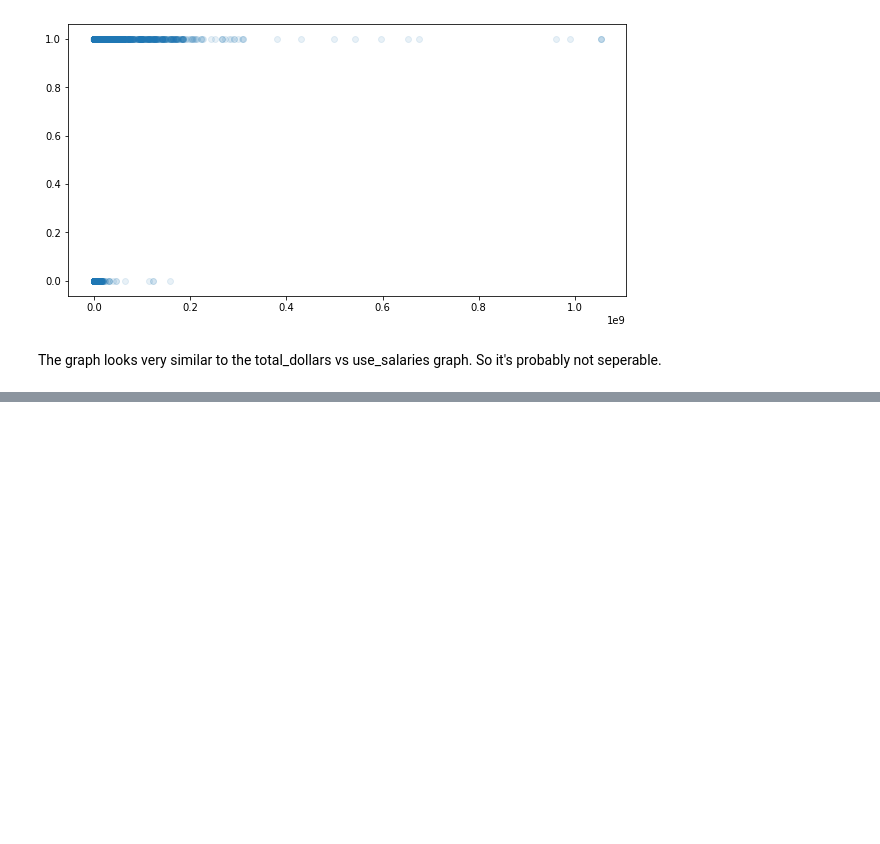
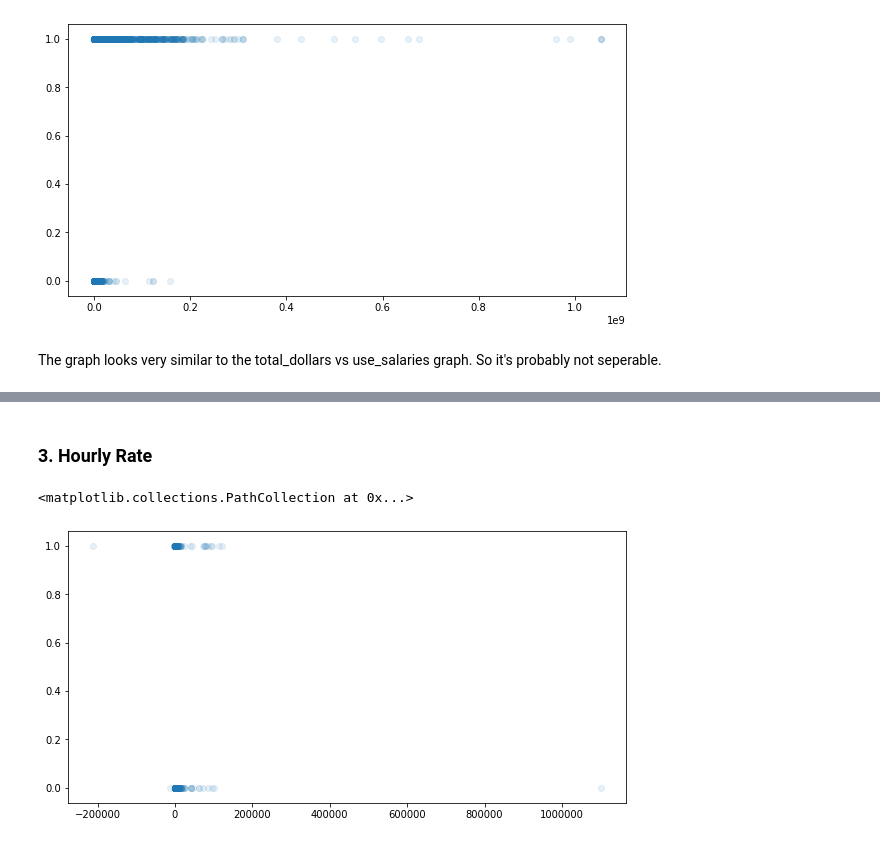
Before and after one commit to ChangyuYan/Paytype-Classifier, a Jupyter notebook: Analysis.ipynb, the cells around one changed output, grey strips where cells are left out. Drawn from its saved outputs; the diff is of its cells as text; code cells hidden in the pictures; blank space fills up the shorter version.

```diff
--- a/Analysis.ipynb
+++ b/Analysis.ipynb
@@ -208,0 +246,8 @@ The graph looks very similar to the total_dollars vs use_salaries graph. So it's
+# %% [markdown]
+<h3> 3. Hourly Rate </h3>
+# %%
+fig = plt.figure(figsize=(10, 5))
+plt.scatter(x = train.hourly_rate, y = train.is_productive, alpha = 0.1)
+# %% [output]
+<matplotlib.collections.PathCollection at 0x...>
+[figure, added]
```
Also changed, not shown: parts of 12 cells of this notebook.
